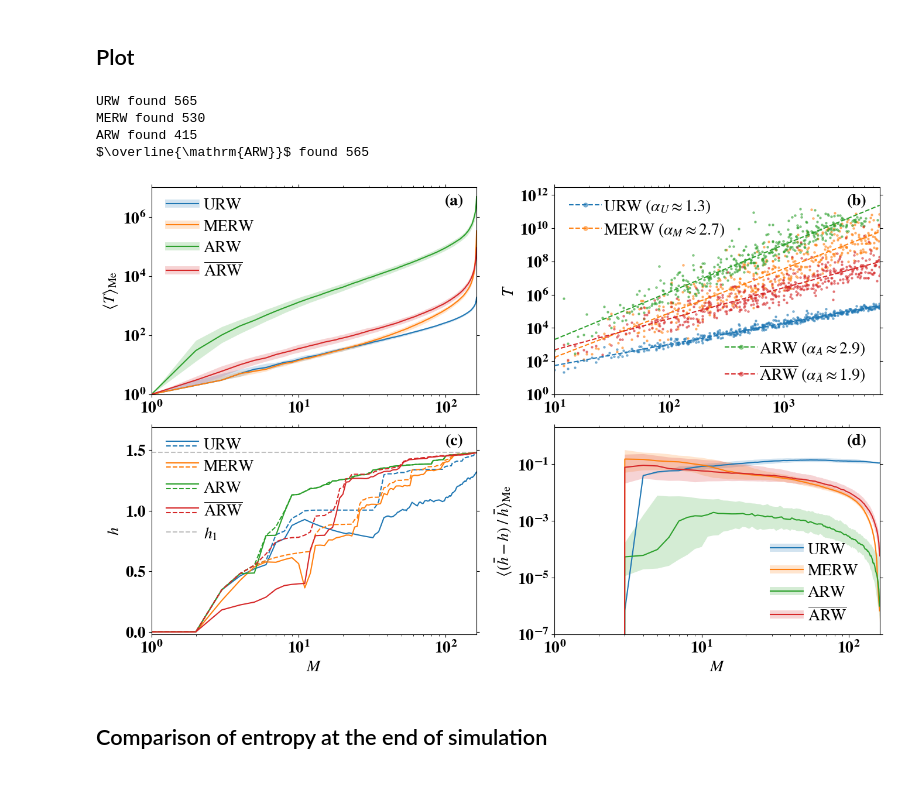
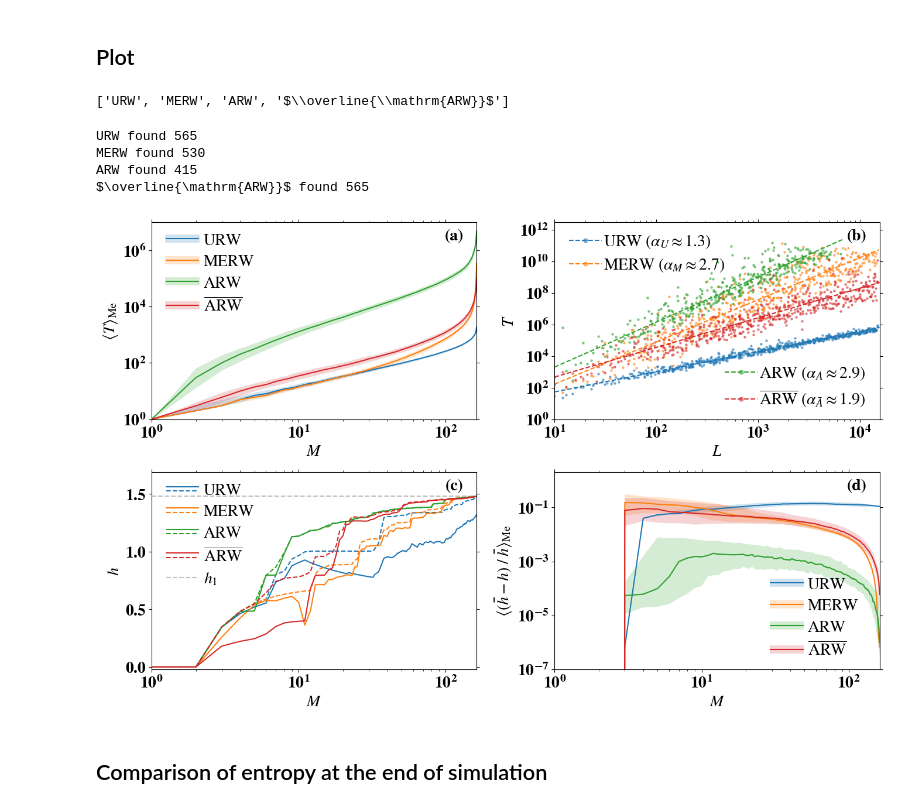
Before and after one commit to gabriele-di-bona/ARW, a Jupyter notebook: notebooks/plots_analysis.ipynb, the cells around one changed output. Drawn from its saved outputs; the diff is of its cells as text; code cells hidden in the pictures.

```diff
--- a/notebooks/plots_analysis.ipynb
+++ b/notebooks/plots_analysis.ipynb
@@ -703,7 +705,7 @@ for name_graph in ["Erdos_Renyi"]:
         found = 0
         covered = 0
         for N_requested,N in tqdm(N_requested_to_real_dict[name_graph].items()):
-            avg_k = N_requested_to_real_M_dict[name_graph][N_requested] * 2 / N
+            avg_k = N_requested_to_real_L_dict[name_graph][N_requested] * 2 / N
             for ID in range(1000):
                 try:
                     if algorithm == "ARW":
@@ -715,7 +717,7 @@ for name_graph in ["Erdos_Renyi"]:
                     found += 1
                     if tmp["covering_time_links"] != -1 and N not in results_fig3[name_graph][algorithm]["N_list"]:
                         results_fig3[name_graph][algorithm]["N_list"].append(N)
-                        results_fig3[name_graph][algorithm]["M_list"].append(N_requested_to_real_M_dict[name_graph][N_requested])
+                        results_fig3[name_graph][algorithm]["M_list"].append(N_requested_to_real_L_dict[name_graph][N_requested])
                         results_fig3[name_graph][algorithm]["covering_time"].append(tmp["covering_time_links"])
                         covered += 1
                         break
@@ -757,7 +759,7 @@ for column,algorithm in enumerate(algorithms):
 
 ax.set_xscale("log")
 ax.set_xlim(t)
-ax.set_xlabel(r"$%s$"%(N_or_M_list_keyword))
+ax.set_xlabel(r"$%s$"%("L"))
 ax.set_yscale("log")
 ax.set_yticks([1e0,1e2,1e4,1e6,1e8,1e10,1e12,1e14])
 ax.set_ylim(bottom=1,top=2*max([max(tmp["covering_time"]) for algorithm,tmp in results_fig3[name_graph].items() if algorithm in algorithms_found]))
@@ -1429,6 +1431,6 @@ M vs covering time
 # %%
 N_requested_to_real_dict = {} # key: name_graph, value: dict(key: N_requested, value: N of LCC)
-N_requested_to_real_M_dict = {} # key: name_graph, value: dict(key: N_requested, value: M of LCC)
+N_requested_to_real_L_dict = {} # key: name_graph, value: dict(key: N_requested, value: M of LCC)
 
 for name_graph in ["Erdos_Renyi","Barabasi_Albert"]:
     if name_graph == "Erdos_Renyi":
@@ -1437,7 +1439,7 @@ for name_graph in ["Erdos_Renyi","Barabasi_Albert"]:
         avg_k_requested = 4.
 
     N_requested_to_real_dict[name_graph] = {}
-    N_requested_to_real_M_dict[name_graph] = {}
+    N_requested_to_real_L_dict[name_graph] = {}
 
     N_list = [100,1000]
 
@@ -1445,7 +1447,7 @@ for name_graph in ["Erdos_Renyi","Barabasi_Albert"]:
         G,A = load_graph(name_graph = name_graph, N_requested = N_requested, avg_k_requested = avg_k_requested,
             graph_dir = graph_dir, max_tries=1, do_prints = False, create_new = False,)
         N_requested_to_real_dict[name_graph][N_requested] = len(G)
-        N_requested_to_real_M_dict[name_graph][N_requested] = len(G.edges())
+        N_requested_to_real_L_dict[name_graph][N_requested] = len(G.edges())
 
 
 name_graph = "Airports"
@@ -1453,7 +1455,7 @@ G,A = load_graph(name_graph = name_graph, N_requested = 1, avg_k_requested = 1,
     graph_dir = graph_dir, max_tries=1, do_prints = False, create_new = False,)
 N_requested = len(G)
 N_requested_to_real_dict[name_graph] = {N_requested: len(G)}
-N_requested_to_real_M_dict[name_graph] = {N_requested: len(G.edges())}
+N_requested_to_real_L_dict[name_graph] = {N_requested: len(G.edges())}
 
 
 
@@ -1469,7 +1471,7 @@ for name_graph in ["Erdos_Renyi"]:
         G,A = load_graph(name_graph = name_graph, N_requested = N_requested, avg_k_requested = avg_k_requested,
             graph_dir = graph_dir, max_tries=1, do_prints = False, create_new = False,)
         N_requested_to_real_dict[name_graph][N_requested] = len(G)
-        N_requested_to_real_M_dict[name_graph][N_requested] = len(G.edges())
+        N_requested_to_real_L_dict[name_graph][N_requested] = len(G.edges())
 # %%
 # This loads all the simulations with different N
 dt = int(1e13)
@@ -1483,7 +1485,7 @@ for name_graph in ["Erdos_Renyi"]:
         found = 0
         covered = 0
         for N_requested,N in tqdm(N_requested_to_real_dict[name_graph].items()):
-            avg_k = N_requested_to_real_M_dict[name_graph][N_requested] * 2 / N
+            avg_k = N_requested_to_real_L_dict[name_graph][N_requested] * 2 / N
             for ID in range(1000):
                 try:
                     if algorithm == "ARW":
@@ -1497,7 +1499,7 @@ for name_graph in ["Erdos_Renyi"]:
                     found += 1
                     if tmp["covering_time_links"] != -1 and N not in results_fig_SM3_B[name_graph][algorithm]["N_list"]:
                         results_fig_SM3_B[name_graph][algorithm]["N_list"].append(N)
-                        results_fig_SM3_B[name_graph][algorithm]["M_list"].append(N_requested_to_real_M_dict[name_graph][N_requested])
+                        results_fig_SM3_B[name_graph][algorithm]["M_list"].append(N_requested_to_real_L_dict[name_graph][N_requested])
                         results_fig_SM3_B[name_graph][algorithm]["covering_time"].append(tmp["covering_time_links"])
                         covered += 1
                         break
@@ -1645,13 +1647,17 @@ for column,name_graph in enumerate(graphs.keys()):
             max_M_D[name_graph] = links_list[-1]
 # %% [markdown]
 ## Plot
+# %%
+algorithms
+# %% [output]
+['URW', 'MERW', 'ARW', '$\\overline{\\mathrm{ARW}}$']
 # %%
 width = 8.6*cm*2
 width_fig = width * 2.37
 height_fig = width_fig/golden
 num_rows = 2
 num_columns = 2
-fig, axes = plt.subplots(num_rows,num_columns,figsize=(width_fig,height_fig), gridspec_kw={'hspace':.16,'wspace':0.24})
+fig, axes = plt.subplots(num_rows,num_columns,figsize=(width_fig,height_fig), gridspec_kw={'hspace':.27,'wspace':0.24})
 # num_rows = 2
 # num_columns = 2
 # fig, axes = plt.subplots(num_rows,num_columns,figsize=(width*num_columns,width/golden*num_rows), gridspec_kw={'hspace':.17,'wspace':0.27})
@@ -1691,6 +1697,7 @@ for name_graph in graphs.keys():
     ax.set_yticks(np.geomspace(1,10**int(np.log10(top)),num=int((int(np.log10(top)-np.log10(1))/2)+1)))
     ax.set_ylim(bottom = 1, top = top)
     ax.set_yscale("log")
+    ax.set_xlabel(r"$M$")
     ax.set_ylabel(r"$\langle T \rangle_\mathrm{Me}$")
     locminX = LogLocator(base=10.0, subs=np.arange(2, 10) * .1, numticks=100)
     ax.xaxis.set_minor_locator(locminX)
@@ -1726,16 +1733,15 @@ for column,algorithm in enumerate(algorithms):
     tmp = results_fig_SM3_B[name_graph][algorithm]
     if len(tmp[N_or_M_list_keyword + "_list"]) > 0:
         algorithms_found.append(algorithm)
-        ax.scatter(tmp[N_or_M_list_keyword + "_list"],tmp["covering_time"],s=markersize,label=label, alpha=alpha_scatter,color=colors[column])
         slope, intercept, std_err = powerLawRegrPoints(tmp[N_or_M_list_keyword + "_list"], tmp["covering_time"])
         if algorithm == ARW_no_norm:
 #             label = algorithm + r" ($\alpha_{\overline{\mathrm{A}}} \approx %.1f$)"%(slope,)
             label = algorithm + r" ($\alpha_{\bar{A}} \approx %.1f$)"%(slope,)
         else:
             label = algorithm + r" ($\alpha_{%s} \approx %.1f$)"%(algorithm[0],slope,)
+        ax.scatter(tmp[N_or_M_list_keyword + "_list"],tmp["covering_time"],s=markersize,label=label, alpha=alpha_scatter,color=colors[column])
         labels.append(label)
-        if algorithm == "ARW":
-            t = np.array([max(10,0.9*min(tmp[N_or_M_list_keyword + "_list"])),1.05*max(tmp[N_or_M_list_keyword + "_list"])])
+        t = np.array([max(10,0.9*min(tmp[N_or_M_list_keyword + "_list"])),1.05*max(tmp[N_or_M_list_keyword + "_list"])])
         ax.plot(t,t**slope * 10**intercept, alpha=1,color=colors[column], ls="--")
     print(algorithm, "found", len(tmp[N_or_M_list_keyword + "_list"]))
 
@@ -1744,6 +1750,7 @@ ax.set_yscale("log")
 ax.set_xlim(t)
 ax.set_yticks([1e0,1e2,1e4,1e6,1e8,1e10,1e12,1e14])
 ax.set_ylim(bottom=1,top=20*max([max(tmp["covering_time"]) for algorithm,tmp in results_fig_SM3_B[name_graph].items() if algorithm in algorithms_found]))
+ax.set_xlabel(r"$L$")
 ax.set_ylabel(r"$T$")
 
 leg1 = ax.legend([plt.plot([],ls="--",marker="o",markersize=markersize,markerfacecolor=tuple(list(matplotlib.colors.to_rgb(colors[i]))+[alpha_scatter]),
@@ -1830,34 +1837,34 @@ for name_graph in graphs.keys():
     ax.axhline(0, ls="--", color="gray")
     ax.set_xscale("log")
     ax.set_xlabel(r"$M$")
 
     left = 1
     right = max_M_D[name_graph]
     ax.set_xlim(left=left,right=right)
     ax.set_xticks(np.geomspace(left,10**int(np.log10(right)),num=int(np.log10(right)-np.log10(left)+1)))
     ax.set_yscale("log")
     ax.set_ylim(top = 2, bottom = 1e-7)
     ax.set_ylabel(r"$\langle (\bar{h} - h) \; / \; \bar{h}\rangle_\mathrm{Me}$")
 
     leg = ax.legend([(colors[i],matplotlib.colors.to_rgba(colors[i], 0.2)) for i in range(len(algorithms))], algorithms,
                            handler_map={tuple: line_and_filled_handle()},
                     handletextpad=0.3,
                            loc='lower right', bbox_to_anchor=(0.98, -0.02), markerscale=1,
                     prop={'weight':'normal'},
                     frameon=False, edgecolor=matplotlib.colors.to_rgba("gray", 1), facecolor=(1, 1, 1, 0.1),
                     labelspacing = 0.4,
                     )
 
     ax.text(0.96, 0.97, "(%s)"%(letters[counter].lower()), fontsize=20, transform=ax.transAxes, horizontalalignment='right', verticalalignment='top')
 
 os.makedirs(root_dir + "figures", exist_ok=True)
 fig.savefig(root_dir + "figures/FigSM_3_no_renormalization.pdf",bbox_inches="tight")
 # %% [output]
 URW found 565
 MERW found 530
 ARW found 415
 $\overline{\mathrm{ARW}}$ found 565
-[figure, old version]
+[figure, new version]
 # %% [markdown]
 ## Comparison of entropy at the end of simulation
 # %%
```
Also changed, not shown: parts of 6 cells of this notebook, 2 other files.
